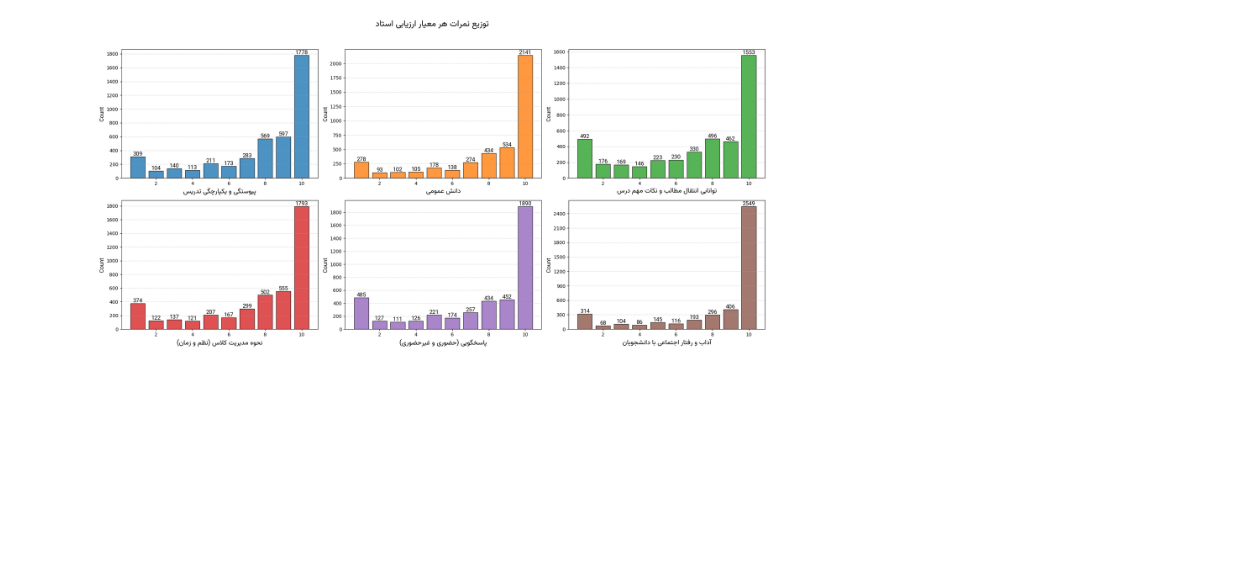
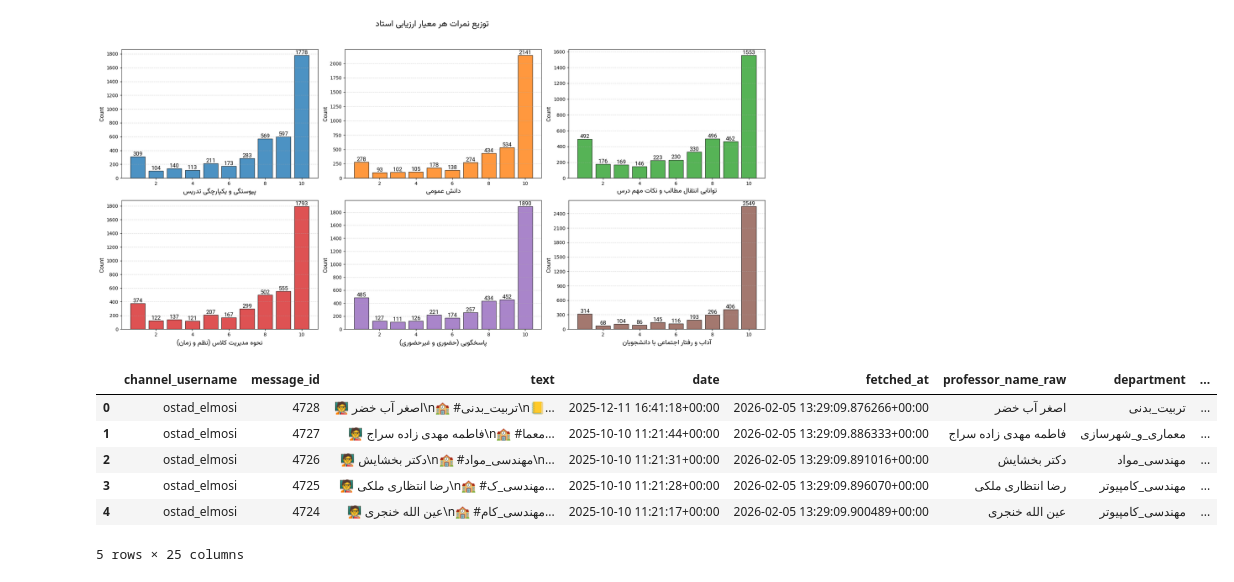
Before and after one commit to hiradsajde/telegram-rpc-reader, a Jupyter notebook: notebook.ipynb, the cells around one changed output. Saved outputs shown, nothing was run; the diff lists cells and outputs as text; code cells hidden in the pictures; blank space fills up the shorter version.

```diff
--- a/notebook.ipynb
+++ b/notebook.ipynb
@@ -380,4 +329,43 @@ df["id_professor"] = df["professor_name_norm"].map(professor_id_map)
 # %%
+import pandas as pd
+import re
+from fuzzywuzzy import fuzz, process
+
+df = df_parsed.copy()
+
+def normalize_name(name):
+    if not isinstance(name, str):
+        return ""
+    name = name.strip()
+    name = re.sub(r"\s+", " ", name)
+    name = name.replace("ي", "ی")
+    name = name.replace("ك", "ک")
+    name = name.lower()
+    name = re.sub(r"[^\w\s]", "", name)
+    return name
+
+df["professor_name_norm"] = df["professor_name_raw"].apply(normalize_name)
+unique_names = df["professor_name_norm"].dropna().unique().tolist()
+
+THRESHOLD = 85
+
+professor_id_map = {}  # name_norm -> id_professor
+professor_counter = 1
+
+for name in unique_names:
+    matched = None
+    for existing in professor_id_map:
+        if fuzz.token_set_ratio(name, existing) >= THRESHOLD:
+            matched = existing
+            break
+    if matched:
+        professor_id_map[name] = professor_id_map[matched]
+    else:
+        professor_id_map[name] = professor_counter
+        professor_counter += 1
+
+df["id_professor"] = df["professor_name_norm"].map(professor_id_map)
+
 import re
 from fuzzywuzzy import fuzz
 
@@ -422,33 +410,51 @@ def create_professor_id(df, name_col="professor_name_raw", threshold=85):
     df["id_professor"] = df["professor_name_norm"].map(professor_id_map)
     return df
 
 def normalize_course(df, course_col="course_name"):
     df["course_name_norm"] = df[course_col].apply(normalize_text)
     return df
 
 def map_grading_status(text):
     text = normalize_text(text)
     if any(k in text for k in ["آسان", "راحت", "easy", "خوب"]):
         return "آسان"
     elif any(k in text for k in ["منصف", "fair"]):
         return "منصفانه"
     elif any(k in text for k in ["سخت", "سختگیر", "hard"]):
         return "سختگیر"
     else:
         return "نامشخص"
 
 def map_attendance_status(text):
     text = normalize_text(text)
-    if any(k in text for k in ["سخت", "سختگیر", "strict"]):
+    if any(k in text for k in ["سخت", "سختگیر", "مهم"]):
         return "سختگیر"
-    elif any(k in text for k in ["متوسط", "medium"]):
+    elif any(k in text for k in ["متوسط", "یادم"]):
         return "متوسط"
-    elif any(k in text for k in ["آزاد", "free"]):
+    elif any(k in text for k in ["آزاد", "نمی کند"]):
         return "آزاد"
     else:
         return "نامشخص"
 
 def standardize_status(df):
     df["grading_status"] = df["grading_status_raw"].apply(map_grading_status)
     df["attendance_status"] = df["attendance_status_raw"].apply(map_attendance_status)
     return df
+
+df = df_parsed.copy()
+
+df = create_professor_id(df, "professor_name_raw")
+
+df = normalize_course(df, "course_name")
+
+df = standardize_status(df)
+
+df.head()
+# %% [output]
+|  | channel_username | message_id | text | date | fetched_at | professor_name_raw | department | ... |
+| 0 | ostad_elmosi | 4728 | 🧑‍🏫 اصغر آب خضر\n🏫 #تربیت_بدنی\n📒... | 2025-12-11 16:41:18+00:00 | 2026-02-05 13:29:09.876266+00:00 | اصغر آب خضر | تربیت_بدنی | ... |
+| 1 | ostad_elmosi | 4727 | 🧑‍🏫 فاطمه مهدی زاده سراج\n🏫 #معما... | 2025-10-10 11:21:44+00:00 | 2026-02-05 13:29:09.886333+00:00 | فاطمه مهدی زاده سراج | معماری_و_شهرسازی | ... |
+| 2 | ostad_elmosi | 4726 | 🧑‍🏫 دکتر بخشایش\n🏫 #مهندسی_مواد\n... | 2025-10-10 11:21:31+00:00 | 2026-02-05 13:29:09.891016+00:00 | دکتر بخشایش | مهندسی_مواد | ... |
+| 3 | ostad_elmosi | 4725 | 🧑‍🏫 رضا انتظاری ملکی\n🏫 #مهندسی_ک... | 2025-10-10 11:21:28+00:00 | 2026-02-05 13:29:09.896070+00:00 | رضا انتظاری ملکی | مهندسی_کامپیوتر | ... |
+| 4 | ostad_elmosi | 4724 | 🧑‍🏫 عین الله خنجری\n🏫 #مهندسی_کام... | 2025-10-10 11:21:17+00:00 | 2026-02-05 13:29:09.900489+00:00 | عین الله خنجری | مهندسی_کامپیوتر | ... |
+5 rows × 25 columns
```
Also changed, not shown: parts of 24 cells of this notebook, 1 other file.
